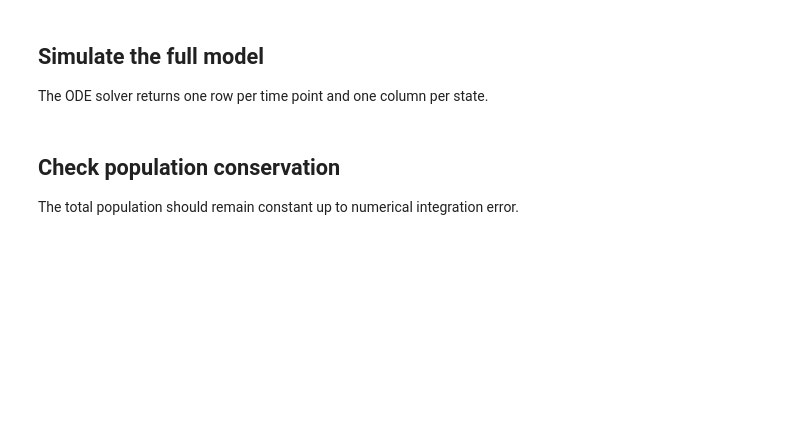
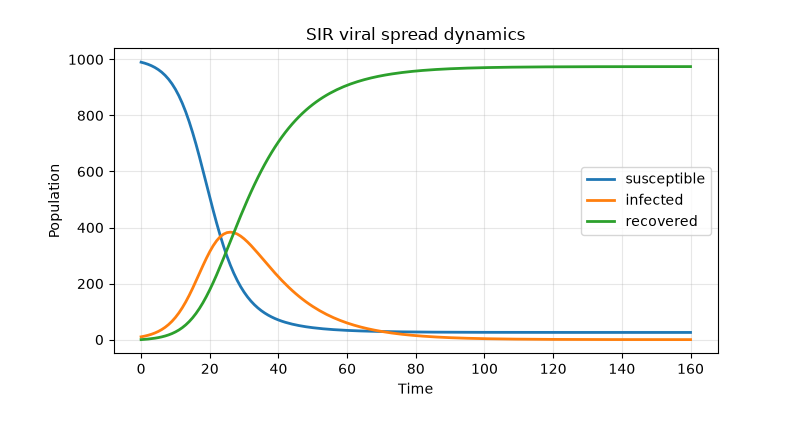
Before and after one commit to ayush9pandey/AutoReduce, a Jupyter notebook: examples/ecological/Viral spread.ipynb, the cells around one changed output. Cells and saved outputs as stored; diff of their text form; code cells hidden in the pictures; blank space fills up the shorter version.

```diff
--- a/examples/ecological/Viral spread.ipynb
+++ b/examples/ecological/Viral spread.ipynb
@@ -48,4 +20,0 @@ system = System(
-# %% [markdown]
-## Simulate the full model
-
-The ODE solver returns one row per time point and one column per state.
@@ -57,4 +20,0 @@ solution.shape
-# %% [markdown]
-## Check population conservation
-
-The total population should remain constant up to numerical integration error.
@@ -66,0 +59,18 @@ max_conservation_error, final_state
+# %%
+fig, ax = plt.subplots(figsize=(7, 4))
+
+for label, trajectory in zip(
+    ["susceptible", "infected", "recovered"],
+    sir_solution,
+):
+    ax.plot(sir_timepoints, trajectory, linewidth=2, label=label)
+
+ax.set_xlabel("Time")
+ax.set_ylabel("Population")
+ax.set_title("SIR viral spread dynamics")
+ax.grid(alpha=0.3)
+ax.legend()
+fig.tight_layout()
+plt.show()
+# %% [output]
+[figure, added]
```
Also changed, not shown: parts of 27 cells of this notebook, 26 other files.
